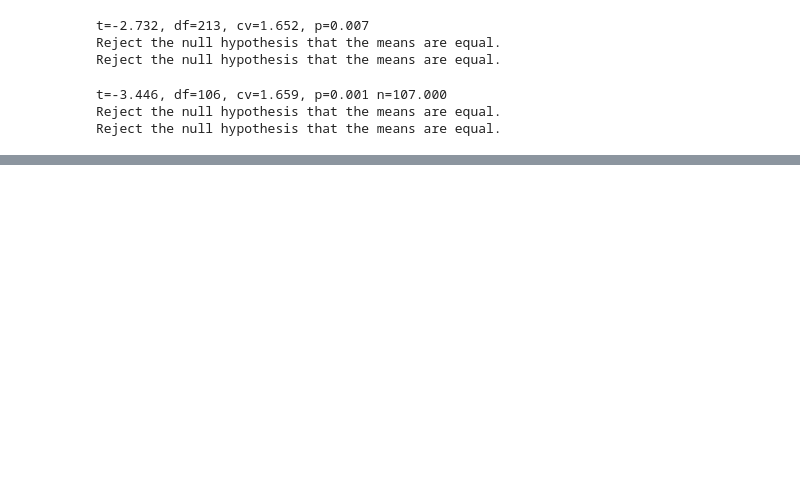
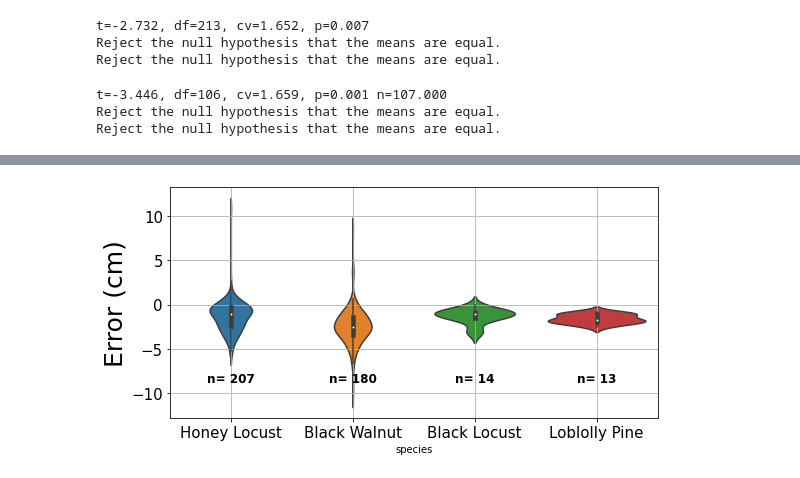
Before and after one commit to WorkingTrees/SamplingPaper, a Jupyter notebook: code/00_compile_data_test.ipynb, the cells around one changed output, grey strips where cells are left out. Cells and saved outputs as stored; diff of their text form; code cells hidden in the pictures; blank space fills up the shorter version.

```diff
--- a/code/00_compile_data_test.ipynb
+++ b/code/00_compile_data_test.ipynb
@@ -589,0 +811,29 @@ computed uncertainty (T CO2e) = 6.802241045898112e-33
+# %%
+# Boxplot of error
+plt.figure(figsize = (8,4))
+ax = sns.violinplot(x="species", y="mae", data=diam_all)
+
+# Calculate number of obs per group & median to position labels
+medians =diam_all.dropna().groupby(['species'])['mae'].mean().values
+nobs = diam_all['species'].value_counts().values
+nobs = [str(x) for x in nobs.tolist()]
+nobs = ["n= " + i for i in nobs]
+
+# Add it to the plot
+pos = range(len(nobs))
+for tick,label in zip(pos,ax.get_xticklabels()):
+    ax.text(pos[tick],
+             - 8.75,
+            nobs[tick],
+            horizontalalignment='center',
+            size='large',
+            color='black',
+            weight='semibold')
+plt.ylabel("Error (cm)", size = 25)
+ax.tick_params(axis='both', which='major', labelsize=15)
+plt.grid()
+
+plt.tight_layout()
+plt.show()
+# %% [output]
+[figure, added]
```
Also changed, not shown: parts of 20 cells of this notebook.
